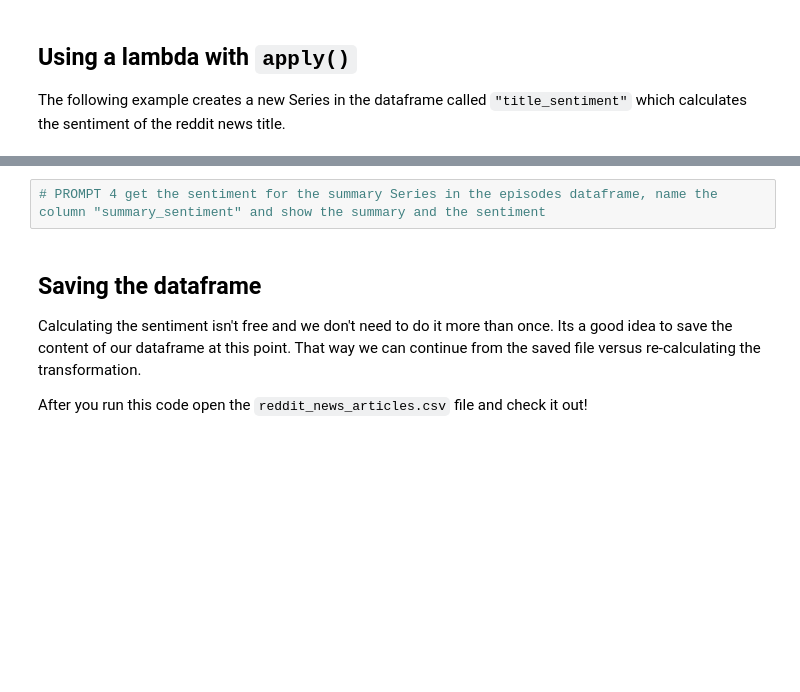
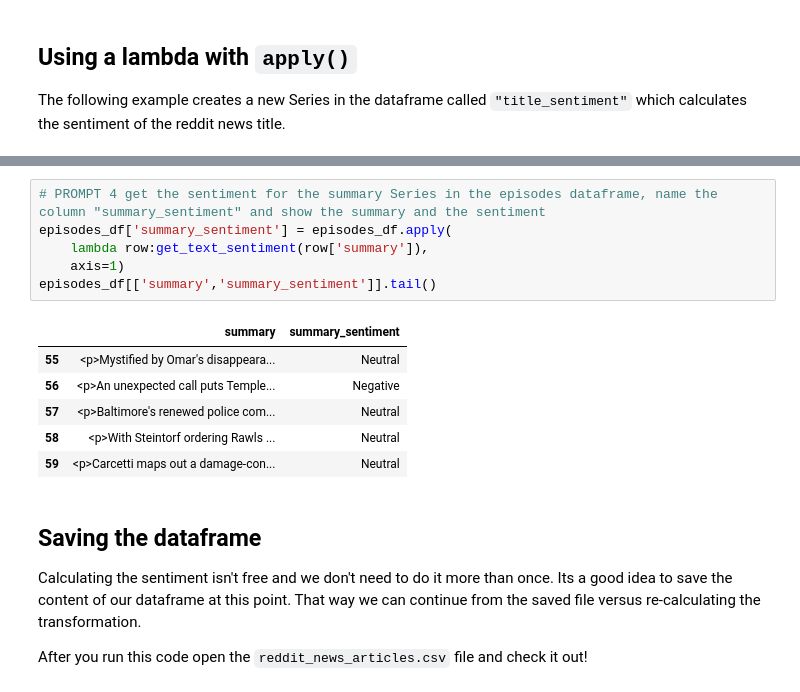
Before and after one commit to ist256/spring2026, a Jupyter notebook: lessons/11-Pandas-II/SmallGroup-PandasII.ipynb, the cells around one changed output, grey strips where cells are left out. Drawn from its saved outputs; the diff is of its cells as text; blank space fills up the shorter version.

```diff
--- a/lessons/11-Pandas-II/SmallGroup-PandasII.ipynb
+++ b/lessons/11-Pandas-II/SmallGroup-PandasII.ipynb
@@ -90,5 +157,16 @@ art_df[["data.title", "title_sentiment"]].head()
 # %%
 # PROMPT 4 get the sentiment for the summary Series in the episodes dataframe, name the column "summary_sentiment" and show the summary and the sentiment
+episodes_df['summary_sentiment'] = episodes_df.apply(
+    lambda row:get_text_sentiment(row['summary']),
+    axis=1)
+episodes_df[['summary','summary_sentiment']].tail()
+# %% [output]
+|  | summary | summary_sentiment |
+| 55 | <p>Mystified by Omar's disappeara... | Neutral |
+| 56 | <p>An unexpected call puts Temple... | Negative |
+| 57 | <p>Baltimore's renewed police com... | Neutral |
+| 58 | <p>With Steintorf ordering Rawls ... | Neutral |
+| 59 | <p>Carcetti maps out a damage-con... | Neutral |
 # %% [markdown]
 ## Saving the dataframe
 
```
Also changed, not shown: parts of 15 cells of this notebook, 2 other files.
